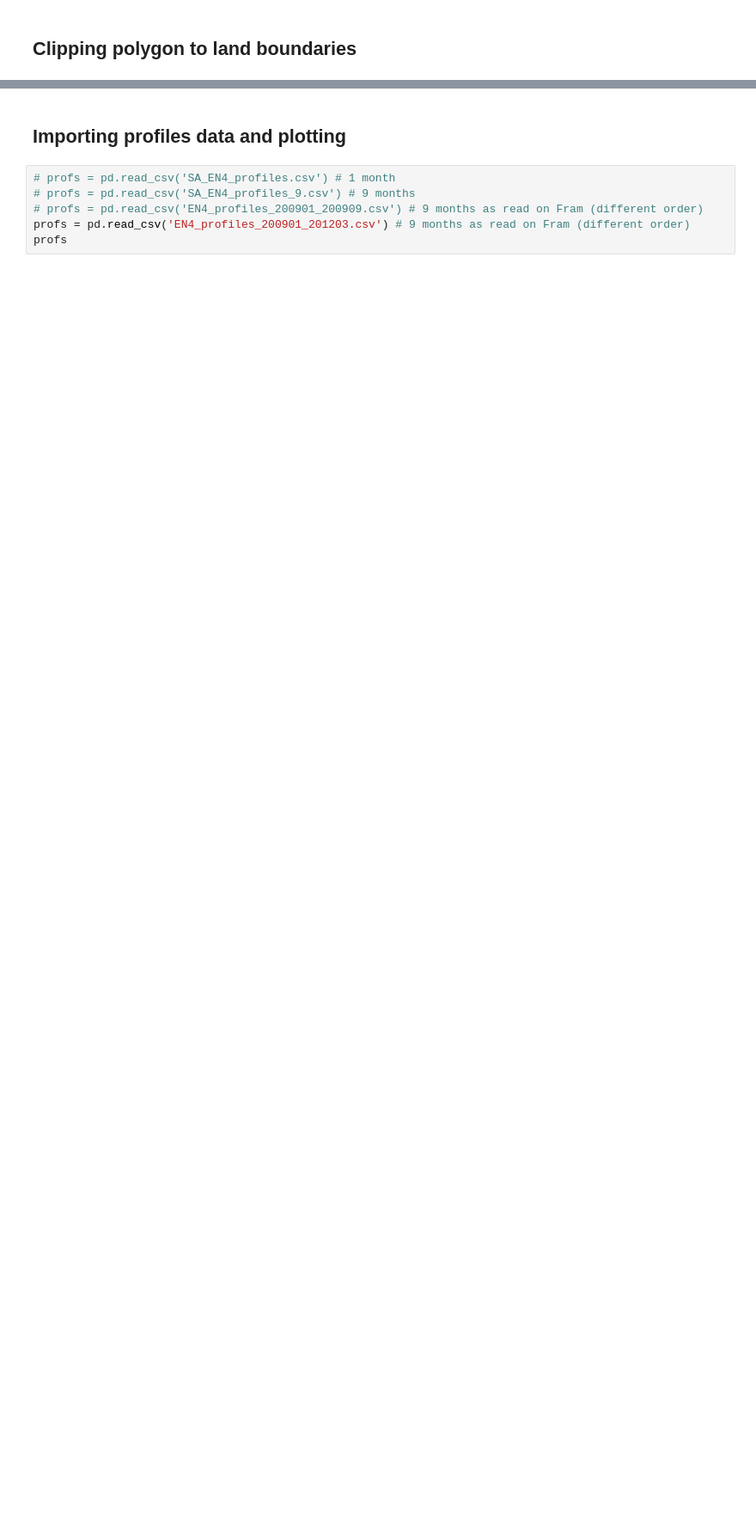
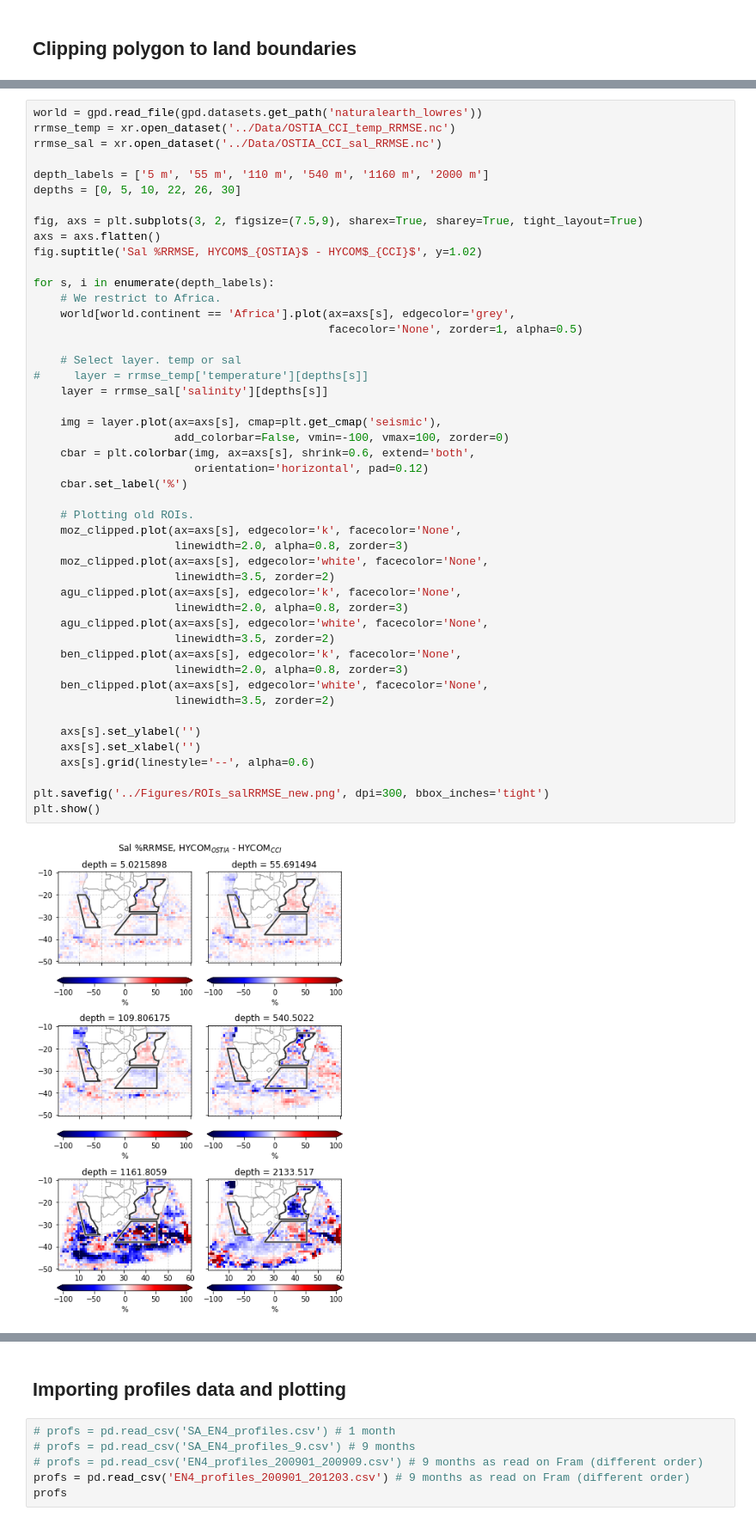
Before and after one commit to HarryLuyt/paper1_scripts, a Jupyter notebook: Scripts/Geopandas_testing.ipynb, the cells around one changed output, grey strips where cells are left out. Shown at 86% size. Drawn from its saved outputs; the diff is of its cells as text; blank space fills up the shorter version.

```diff
--- a/Scripts/Geopandas_testing.ipynb
+++ b/Scripts/Geopandas_testing.ipynb
@@ -103,0 +111,49 @@ plt.show()
+# %%
+world = gpd.read_file(gpd.datasets.get_path('naturalearth_lowres'))
+rrmse_temp = xr.open_dataset('../Data/OSTIA_CCI_temp_RRMSE.nc')
+rrmse_sal = xr.open_dataset('../Data/OSTIA_CCI_sal_RRMSE.nc')
+
+depth_labels = ['5 m', '55 m', '110 m', '540 m', '1160 m', '2000 m']
+depths = [0, 5, 10, 22, 26, 30]
+
+fig, axs = plt.subplots(3, 2, figsize=(7.5,9), sharex=True, sharey=True, tight_layout=True)
+axs = axs.flatten()
+fig.suptitle('Sal %RRMSE, HYCOM$_{OSTIA}$ - HYCOM$_{CCI}$', y=1.02)
+
+for s, i in enumerate(depth_labels):
+    # We restrict to Africa.
+    world[world.continent == 'Africa'].plot(ax=axs[s], edgecolor='grey',
+                                            facecolor='None', zorder=1, alpha=0.5)
+
+    # Select layer. temp or sal
+#     layer = rrmse_temp['temperature'][depths[s]]
+    layer = rrmse_sal['salinity'][depths[s]]
+
+    img = layer.plot(ax=axs[s], cmap=plt.get_cmap('seismic'),
+                     add_colorbar=False, vmin=-100, vmax=100, zorder=0)
+    cbar = plt.colorbar(img, ax=axs[s], shrink=0.6, extend='both',
+                        orientation='horizontal', pad=0.12)
+    cbar.set_label('%')
+
+    # Plotting old ROIs.
+    moz_clipped.plot(ax=axs[s], edgecolor='k', facecolor='None',
+                     linewidth=2.0, alpha=0.8, zorder=3)
+    moz_clipped.plot(ax=axs[s], edgecolor='white', facecolor='None',
+                     linewidth=3.5, zorder=2)
+    agu_clipped.plot(ax=axs[s], edgecolor='k', facecolor='None',
+                     linewidth=2.0, alpha=0.8, zorder=3)
+    agu_clipped.plot(ax=axs[s], edgecolor='white', facecolor='None',
+                     linewidth=3.5, zorder=2)
+    ben_clipped.plot(ax=axs[s], edgecolor='k', facecolor='None',
+                     linewidth=2.0, alpha=0.8, zorder=3)
+    ben_clipped.plot(ax=axs[s], edgecolor='white', facecolor='None',
+                     linewidth=3.5, zorder=2)
+
+    axs[s].set_ylabel('')
+    axs[s].set_xlabel('')
+    axs[s].grid(linestyle='--', alpha=0.6)
+
+plt.savefig('../Figures/ROIs_salRRMSE_new.png', dpi=300, bbox_inches='tight')
+plt.show()
+# %% [output]
+[figure, added]
```
Also changed, not shown: parts of 9 cells of this notebook.
